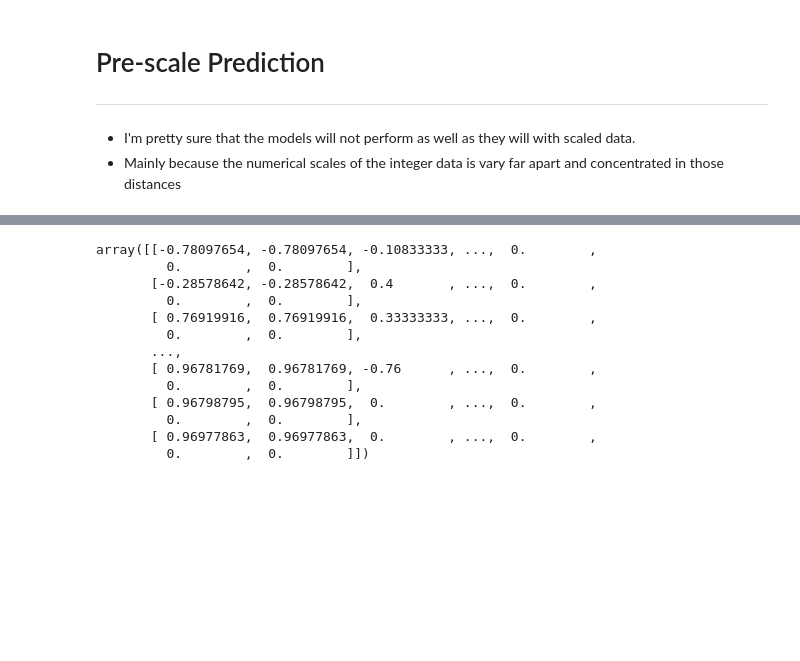
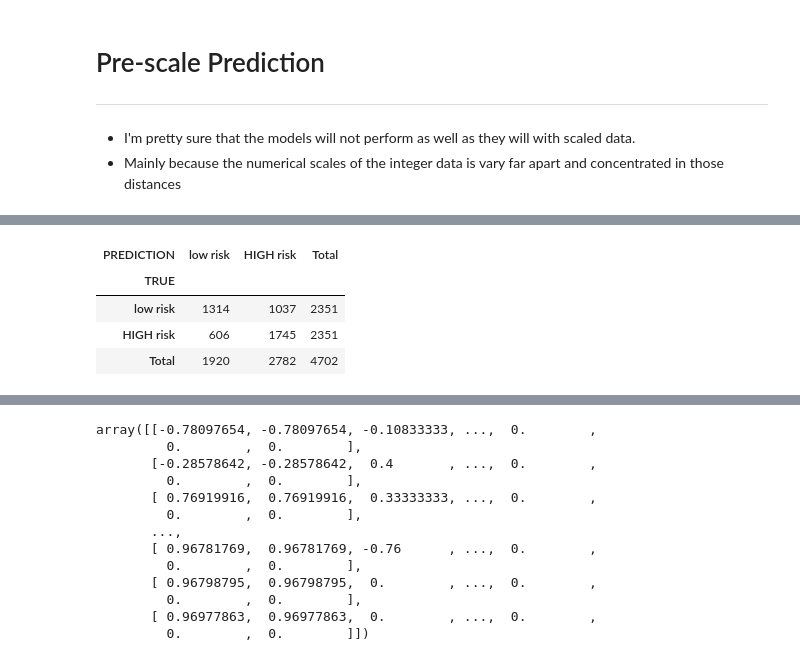
Before and after one commit to oh-be/Predicting-Credit-Risk, a Jupyter notebook: Credit Risk Evaluator.ipynb, the cells around one changed output, grey strips where cells are left out. Saved outputs shown, nothing was run; the diff lists cells and outputs as text; code cells hidden in the pictures; blank space fills up the shorter version.

```diff
--- a/Credit Risk Evaluator.ipynb
+++ b/Credit Risk Evaluator.ipynb
@@ -230,2 +259,22 @@ classifier
 # %%
 # Train a Random Forest Classifier model and print the model score
+# %%
+from sklearn.tree import DecisionTreeClassifier
+
+class_tree = DecisionTreeClassifier(min_samples_split=30, min_samples_leaf=10, random_state=10)
+
+class_tree.fit(X_train, y_train)
+
+y_pred_test = class_tree.predict(X_test)
+metrics.loc['accuracy', 'NULL'] = accuracy_score(y_pred = y_pred_test, y_true = y_test)
+metrics.loc['precision', 'NULL'] = precision_score(y_pred = y_pred_test, y_true = y_test)
+metrics.loc['recall', 'NULL'] = recall_score(y_pred = y_pred_test, y_true = y_test)
+
+CM = confusion_matrix(y_pred=y_pred_test, y_true=y_test)
+CMatrix(CM)
+# %% [output]
+| PREDICTION | low risk | HIGH risk | Total |
+| TRUE |  |  |  |
+| low risk | 1314 | 1037 | 2351 |
+| HIGH risk | 606 | 1745 | 2351 |
+| Total | 1920 | 2782 | 4702 |
```
Also changed, not shown: parts of 11 cells of this notebook.
